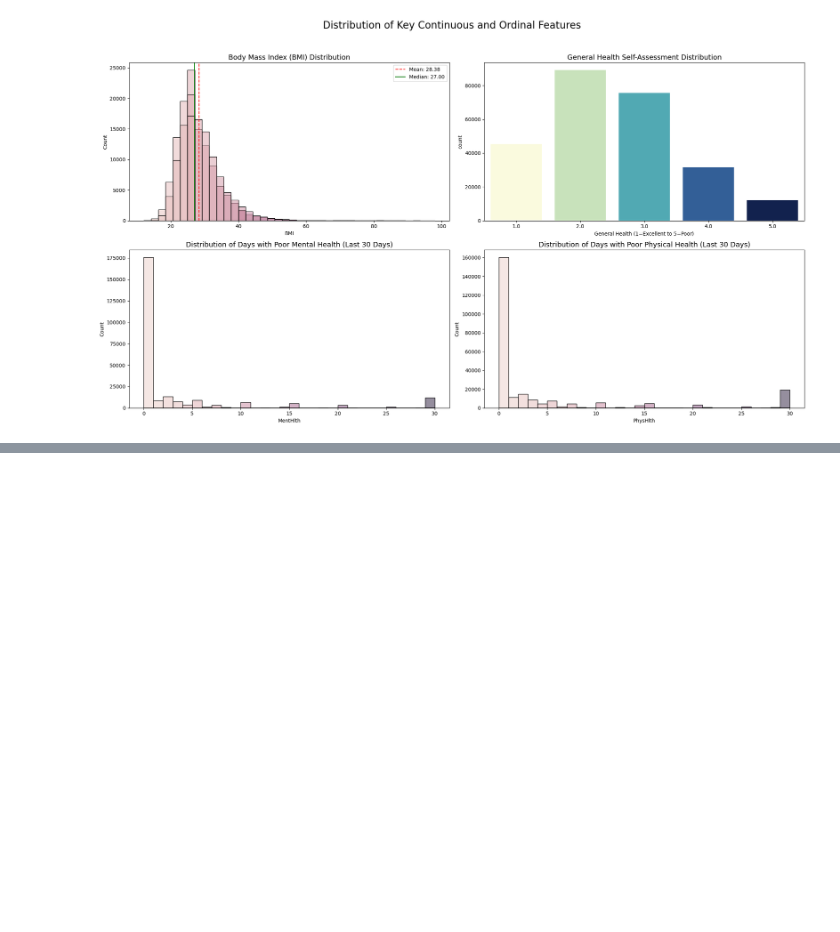
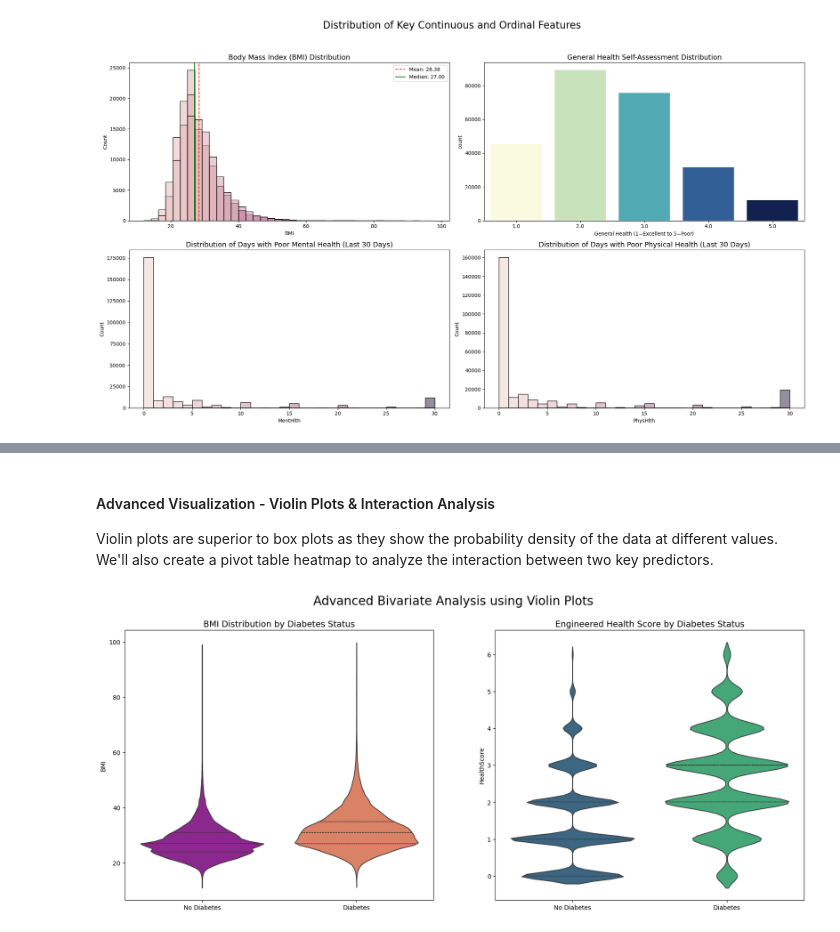
Before and after one commit to thekushak0003/Healthcare-Analytics, a Jupyter notebook: Health-Intellect/analysis_01.ipynb, the cells around one changed output, grey strips where cells are left out. Saved outputs shown, nothing was run; the diff lists cells and outputs as text; code cells hidden in the pictures; blank space fills up the shorter version.

```diff
--- a/Health-Intellect/analysis_01.ipynb
+++ b/Health-Intellect/analysis_01.ipynb
@@ -155,0 +234,22 @@ plt.show()
+# %%
+# Combining poor mental and physical health days
+df['UnhealthyDays']=df['MentHlth']+df['PhysHlth']
+
+# 'HealthScore' - a composite score based on major risk factors
+df['HealthScore']=df['HighBP']+df['HighChol']+df['Smoker']+df['Stroke']+df['HeartDiseaseorAttack']+df['DiffWalk']
+
+# 'BMICategory' based on standard health guidelines
+def get_bmi_category(bmi):
+    if bmi < 18.5:
+        return 'Underweight'
+    elif 18.5 <= bmi < 25:
+        return 'Normal'
+    elif 25 <= bmi < 30:
+        return 'Overweight'
+    else:
+        return 'Obese'
+
+df['BMICategory']=df['BMI'].apply(get_bmi_category)
+
+print("--- Newly Engineered Features ---")
+display(df[['UnhealthyDays','HealthScore','BMICategory']].head())
@@ -155,0 +267,23 @@ plt.show()
+# %% [markdown]
+#### Advanced Visualization - Violin Plots & Interaction Analysis
+
+Violin plots are superior to box plots as they show the probability density of the data at different values. We'll also create a pivot table heatmap to analyze the interaction between two key predictors.
+# %%
+fig,axes=plt.subplots(1,2,figsize=(20,8))
+fig.suptitle('Advanced Bivariate Analysis using Violin Plots',fontsize=20)
+
+sns.violinplot(ax=axes[0],data=df,x='Diabetes_binary',y='BMI',
+               palette='plasma',inner='quartile',hue='Diabetes_binary',legend=False)
+axes[0].set_title('BMI Distribution by Diabetes Status',fontsize=14)
+axes[0].set_xticklabels(['No Diabetes','Diabetes'])
+axes[0].set_xlabel('')
+
+sns.violinplot(ax=axes[1],data=df,x='Diabetes_binary',y='HealthScore',
+               palette='viridis',inner='quartile',hue='Diabetes_binary',legend=False)
+axes[1].set_title('Engineered Health Score by Diabetes Status',fontsize=14)
+axes[1].set_xticklabels(['No Diabetes','Diabetes'])
+axes[1].set_xlabel('')
+
+plt.show()
+# %% [output]
+[figure, added]
```
Also changed, not shown: parts of 11 cells of this notebook.
